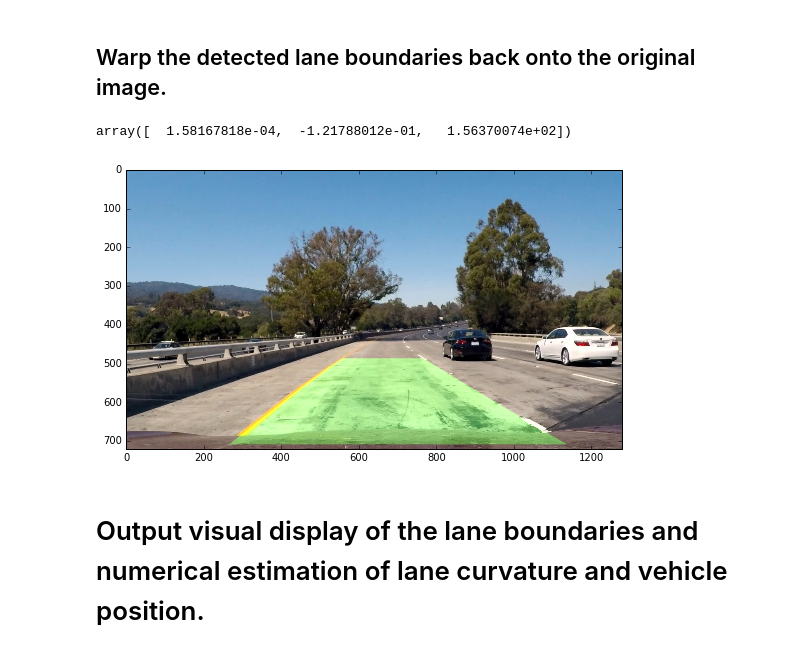
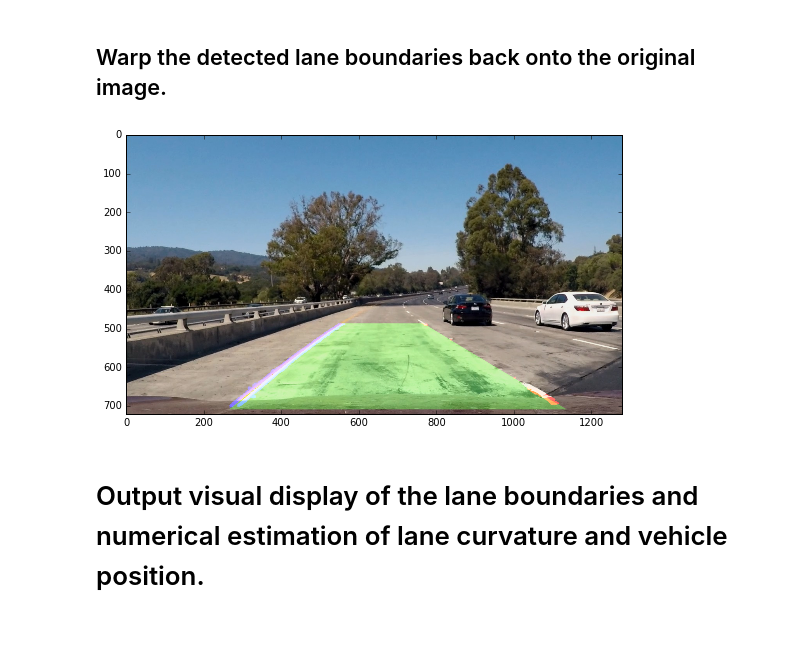
Before and after one commit to csq20081052/CarND-Advanced-Lane-Lines-P4, a Jupyter notebook: Pipeline_part2.ipynb, the cells around one changed output. Cells and saved outputs as stored; diff of their text form; code cells hidden in the pictures.

Commit message:
Added lane's lines visualization

```diff
--- a/Pipeline_part2.ipynb
+++ b/Pipeline_part2.ipynb
@@ -358,15 +355,18 @@ deviation
 -930.34994470611218
 # %% [markdown]
 ## Warp the detected lane boundaries back onto the original image.
-# %%
-poly[0]
-# %% [output]
-array([  1.58167818e-04,  -1.21788012e-01,   1.56370074e+02])
 # %%
-def draw_lane_unwarped(original_image, warped, poly, inv_M, plot=False):
+def draw_lane_unwarped(original_image, warped, poly, pixels, inv_M, plot=False):
+
+    red = [255, 0, 0]
+    blue = [0, 0, 255]
 
     left_fit = poly[0]
     right_fit = poly[1]
+
+    left_lane_inds = pixels[0]
+    right_lane_inds = pixels[1]
+
 
     ploty = np.linspace(0, warped.shape[0]-1, warped.shape[0] )
     left_fitx = left_fit[0]*ploty**2 + left_fit[1]*ploty + left_fit[2]
@@ -385,11 +385,22 @@ def draw_lane_unwarped(original_image, warped, poly, inv_M, plot=False):
     # Draw the lane onto the warped blank image
     cv2.fillPoly(color_warp, np.int_([pts]), (0,255, 0))
 
+    # Draw lane lines
+    nonzero = warped.nonzero()
+    nonzeroy = nonzero[0]
+    nonzerox = nonzero[1]
+    color_warp_lines = np.zeros_like(color_warp)
+    color_warp_lines[nonzeroy[left_lane_inds], nonzerox[left_lane_inds]] = blue
+    color_warp_lines[nonzeroy[right_lane_inds], nonzerox[right_lane_inds]] = red
+
+
     # Warp the blank back to original image space using inverse perspective matrix
-    newwarp = cv2.warpPerspective(color_warp, inv_M, (original_image.shape[1], original_image.shape[0]))
+    newwarp_lane = cv2.warpPerspective(color_warp, inv_M, (original_image.shape[1], original_image.shape[0]))
+    newwarp_lines = cv2.warpPerspective(color_warp_lines, inv_M, (original_image.shape[1], original_image.shape[0]))
 
     # Combine the result with the original image
-    result = cv2.addWeighted(original_image, 1, newwarp, 0.3, 0)
+    result = cv2.addWeighted(original_image, 1, newwarp_lane, 0.3, 0)
+    result = cv2.addWeighted(result, 0.95, newwarp_lines, 1, 0)
 
     if plot:
         plt.figure(figsize=(10,5))
@@ -397,9 +408,9 @@ def draw_lane_unwarped(original_image, warped, poly, inv_M, plot=False):
 
     return result
 # %%
-unwarped = draw_lane_unwarped(laboratory_rat_yellow, birds_eye_yellow, poly, inv_M, plot=True)
+unwarped = draw_lane_unwarped(laboratory_rat_yellow, birds_eye_yellow, poly, pixels, inv_M, plot=True)
 # %% [output]
-[figure, old version]
+[figure, new version]
 # %% [markdown]
 # Output visual display of the lane boundaries and numerical estimation of lane curvature and vehicle position.
 # %%
```
Also changed, not shown: parts of 4 cells of this notebook.
